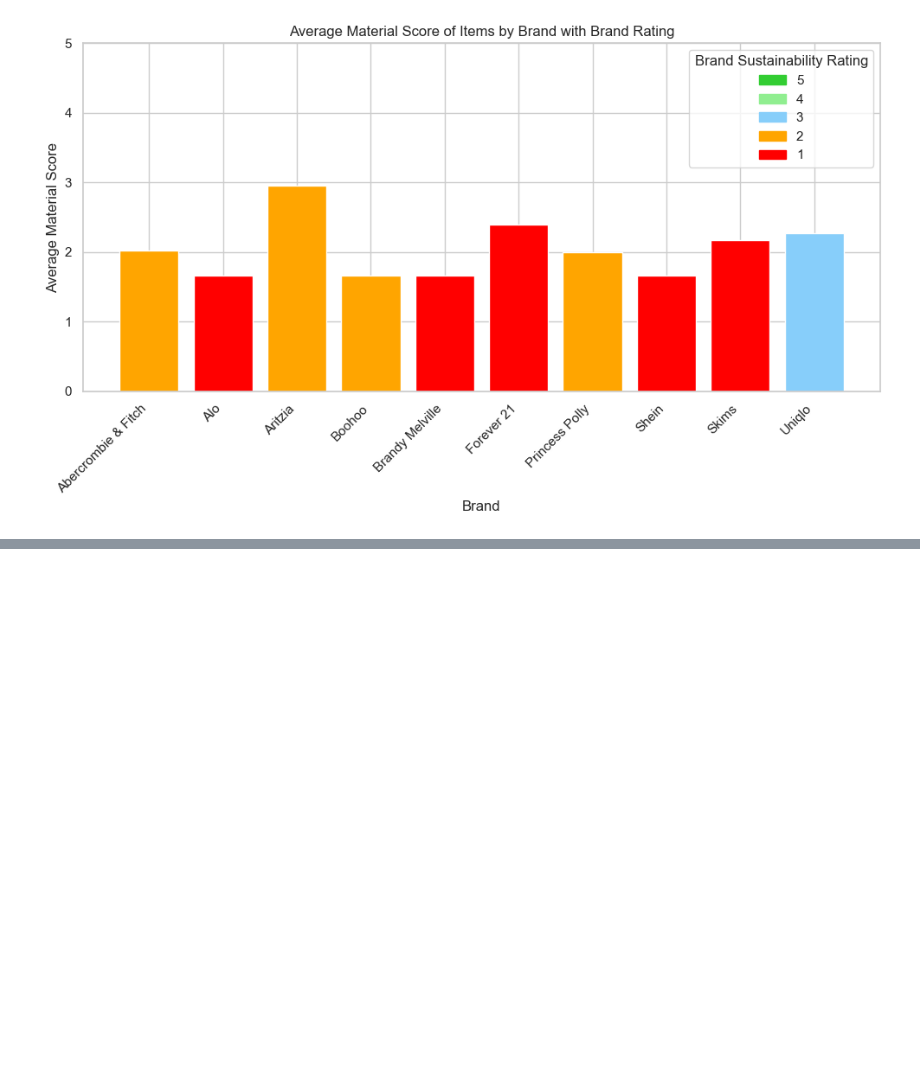
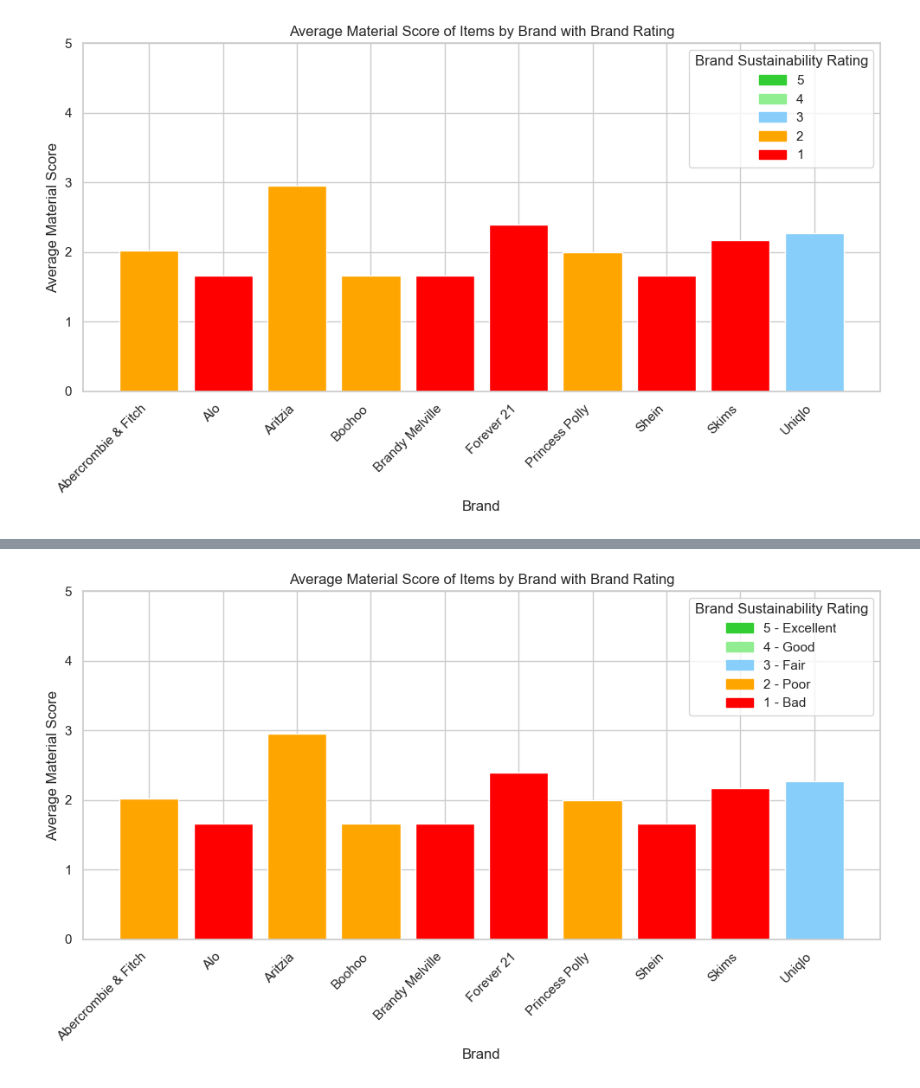
Before and after one commit to meganjchiang/fashionfootprint, a Jupyter notebook: code/jasmines-midterm-vis.ipynb, the cells around one changed output, grey strips where cells are left out. Cells and saved outputs as stored; diff of their text form; code cells hidden in the pictures; blank space fills up the shorter version.

```diff
--- a/code/jasmines-midterm-vis.ipynb
+++ b/code/jasmines-midterm-vis.ipynb
@@ -982,0 +979,58 @@ plt.savefig('brand_average_material_score.png', bbox_inches='tight')
+# %%
+import matplotlib.pyplot as plt
+import matplotlib.patches as mpatches
+
+# Assuming 'data' is already defined in your environment
+total_ratings_df = pd.DataFrame({
+    'brand': ['Princess Polly', 'Brandy Melville', 'Shein', 'Abercrombie & Fitch', 'Forever 21',
+              'Alo', 'Aritzia', 'Uniqlo', 'Boohoo', 'Skims'],
+    'total_ratings': [2, 1, 1, 2, 1, 1, 2, 3, 2, 1]
+})
+
+avg_scores = df.groupby('brand')['score'].mean().reset_index()
+
+merged_df = pd.merge(avg_scores, total_ratings_df, on='brand', how='left')
+
+# Color mapping for bars
+color_mapping = {
+    5: 'limegreen',    # Excellent
+    4: 'lightgreen',   # Good
+    3: 'lightskyblue', # Fair
+    2: 'orange',       # Poor
+    1: 'red',          # Bad
+}
+
+# Color mapping for legend labels
+legend_color_mapping = {
+    "5 - Excellent": 'limegreen',    # Excellent
+    "4 - Good": 'lightgreen',   # Good
+    "3 - Fair": 'lightskyblue', # Fair
+    "2 - Poor": 'orange',   # Poor
+    "1 - Bad": 'red',    # Bad
+}
+
+colors = [color_mapping[rating] for rating in merged_df['total_ratings']]
+
+plt.figure(figsize=(10, 6))
+bars = plt.bar(merged_df['brand'], merged_df['score'], color=colors)
+
+plt.xlabel('Brand')
+plt.ylabel('Average Material Score')
+plt.title('Average Material Score of Items by Brand with Brand Rating')
+plt.ylim(0, 5)
+plt.xticks(rotation=45, ha='right')
+plt.tight_layout()
+
+# Create legend handles and labels
+legend_handles = [
+    mpatches.Patch(color=legend_color_mapping[label], label=label) for label in legend_color_mapping.keys()
+]
+legend = plt.legend(handles=legend_handles, title='Brand Sustainability Rating', loc='upper right')
+for text, color in legend_color_mapping.items():
+    # legend.get_texts()[list(legend_color_mapping.keys()).index(text)].set_color(color)
+    legend.get_texts()[list(legend_color_mapping.keys()).index(text)].set_ha('right')
+
+plt.savefig('brand_average_material_score.png', bbox_inches='tight')
+plt.show()
+# %% [output]
+[figure, added]
```
Also changed, not shown: parts of 1 cell of this notebook, 1 other file.
